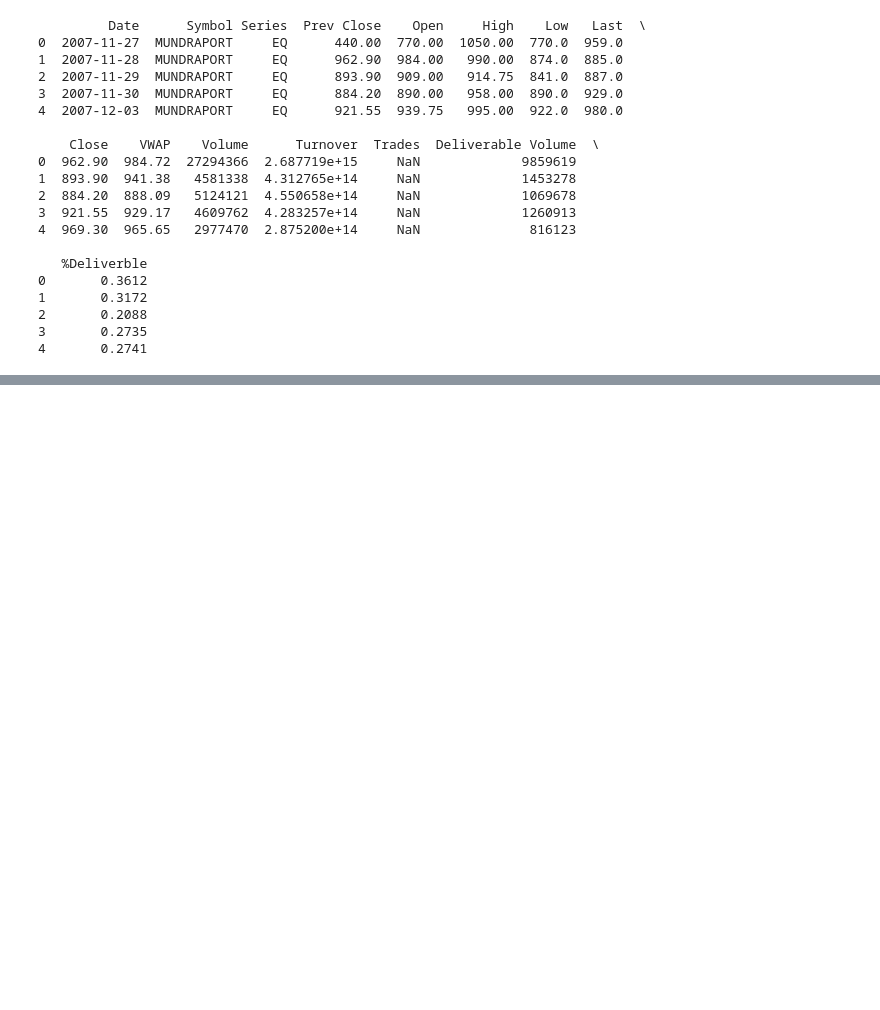
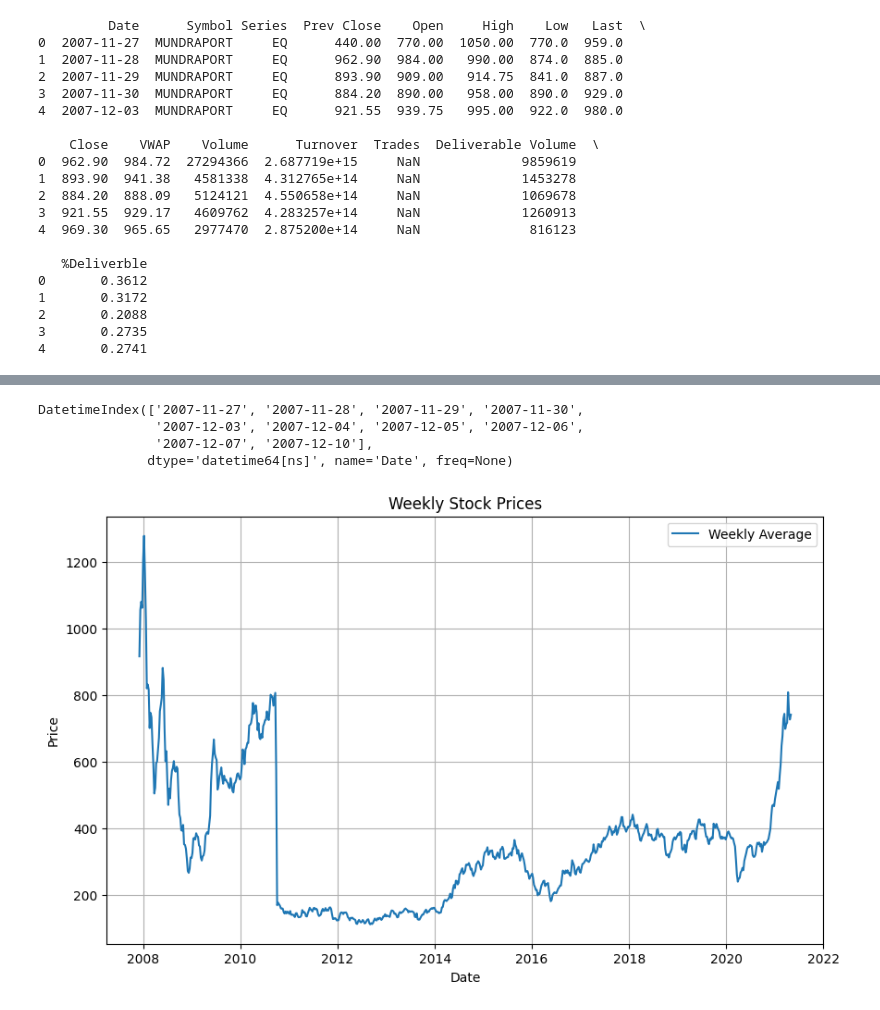
Before and after one commit to himanibhammar/StockMarketPrediction, a Jupyter notebook: Adanistock.ipynb, the cells around one changed output, grey strips where cells are left out. Saved outputs shown, nothing was run; the diff lists cells and outputs as text; code cells hidden in the pictures; blank space fills up the shorter version.

```diff
--- a/Adanistock.ipynb
+++ b/Adanistock.ipynb
@@ -178,5 +174,5 @@ Files in dataset folder: ['ADANIPORTS.csv', 'stocksdata']
 # %%
-data_path = '/content/drive/My Drive/Collab Dataset/stock'  # Path to the directory containing CSV files
+data_path = 'stock'  # Path to the directory containing CSV files
 # Get a list of all CSV files in the directory
 csv_files = [f for f in os.listdir(data_path) if f.endswith('.csv')]
 
@@ -234,0 +374,26 @@ fig.show()
+# %%
+import pandas as pd
+import os
+
+# Load your dataset
+dataset_file = os.path.join(data_path, 'ADANIPORTS.csv')  # Replace with your actual file name
+df = pd.read_csv(dataset_file)
+
+# Check the first few rows to inspect the data and column names
+print(df.head())
+
+# Print the column names to identify the date column
+print(df.columns)
+
+# Assuming the date column is named 'Date' (adjust if the actual name is different)
+df['Date'] = pd.to_datetime(df['Date'], errors='coerce')  # Convert 'Date' column to datetime format
+
+# Now set the Date column as the index
+df.set_index('Date', inplace=True)
+
+# Check the first few rows again, especially the index
+print(df.head())
+print(df.index[:10])  # Should now show the correct datetime values, not 1970
+
+# Optionally, check if the index is properly converted to datetime
+print(df.index.dtype)  # Should show datetime64[ns]
@@ -234,0 +418,22 @@ fig.show()
+# %%
+print(df.index[:10])
+# %% [output]
+DatetimeIndex(['2007-11-27', '2007-11-28', '2007-11-29', '2007-11-30',
+               '2007-12-03', '2007-12-04', '2007-12-05', '2007-12-06',
+               '2007-12-07', '2007-12-10'],
+              dtype='datetime64[ns]', name='Date', freq=None)
+# %%
+df.index = pd.to_datetime(df.index)
+
+
+weekly_data = df['Close'].resample('W').mean()
+plt.figure(figsize=(10, 6))
+plt.plot(weekly_data.index, weekly_data, label='Weekly Average')
+plt.title('Weekly Stock Prices')
+plt.xlabel('Date')
+plt.ylabel('Price')
+plt.legend()
+plt.grid()
+plt.show()
+# %% [output]
+[figure, added]
```
Also changed, not shown: parts of 25 cells of this notebook.
